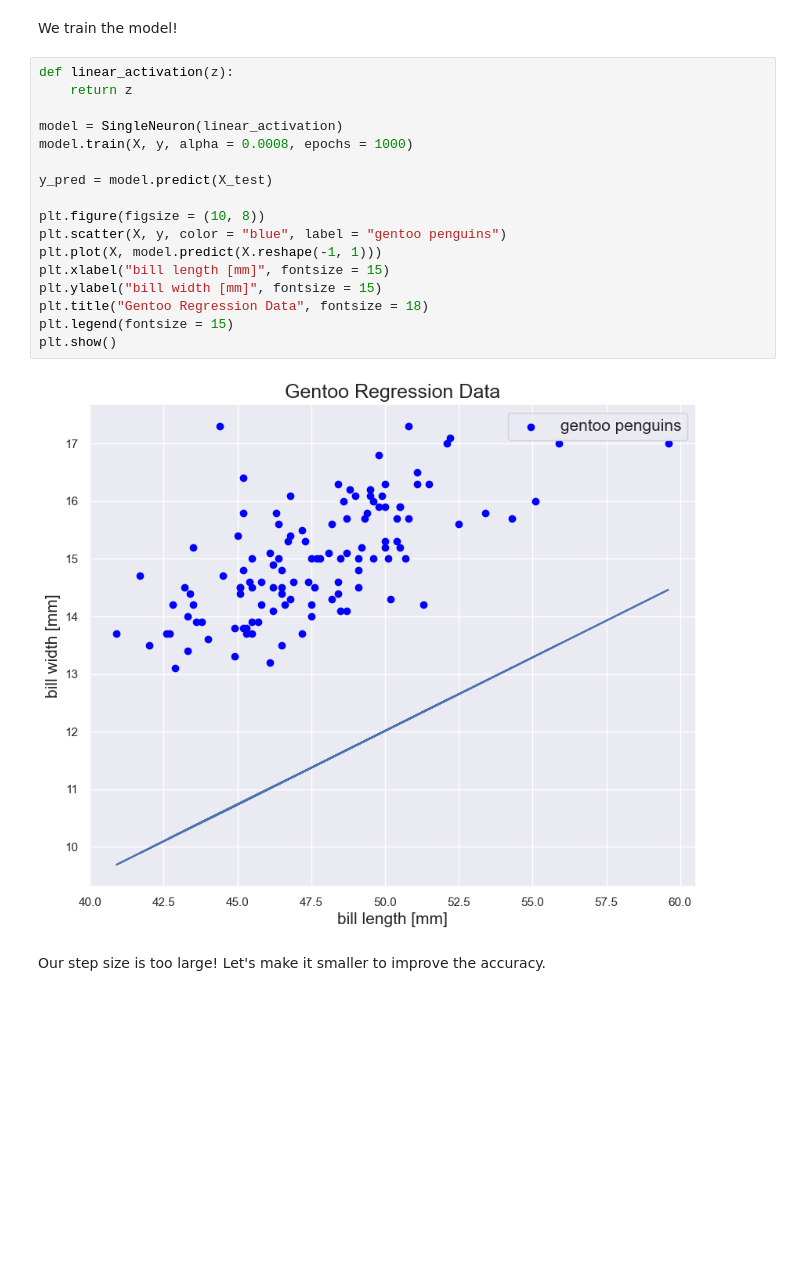
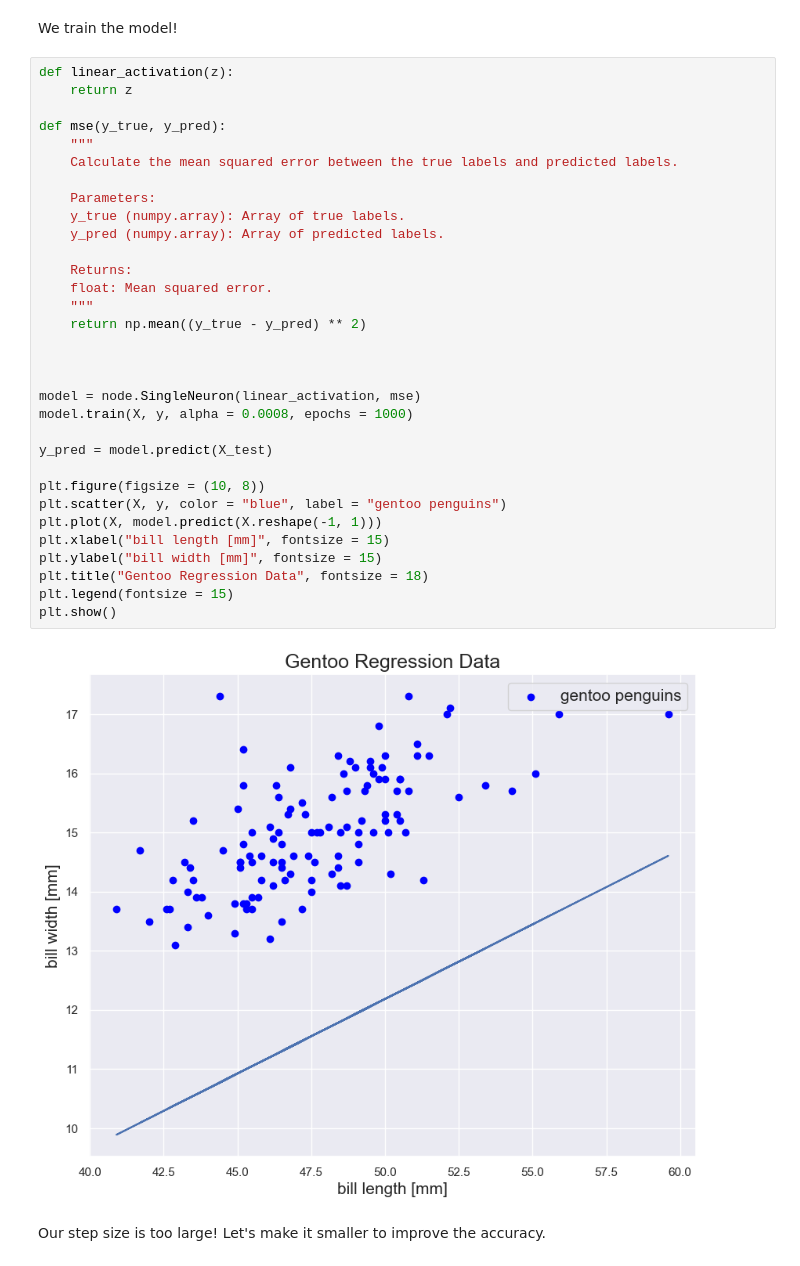
Before and after one commit to faithz314/INDE577, a Jupyter notebook: 577repo/Supervised Learning/2_Gradient Descent/Gentoo Penguins.ipynb, the cells around one changed output. Saved outputs shown, nothing was run; the diff lists cells and outputs as text; blank space fills up the shorter version.

```diff
--- a/577repo/Supervised Learning/2_Gradient Descent/Gentoo Penguins.ipynb
+++ b/577repo/Supervised Learning/2_Gradient Descent/Gentoo Penguins.ipynb
@@ -131,22 +80,37 @@ We train the model!
 # %%
 def linear_activation(z):
     return z
 
-model = SingleNeuron(linear_activation)
+def mse(y_true, y_pred):
+    """
+    Calculate the mean squared error between the true labels and predicted labels.
+
+    Parameters:
+    y_true (numpy.array): Array of true labels.
+    y_pred (numpy.array): Array of predicted labels.
+
+    Returns:
+    float: Mean squared error.
+    """
+    return np.mean((y_true - y_pred) ** 2)
+
+
+
+model = node.SingleNeuron(linear_activation, mse)
 model.train(X, y, alpha = 0.0008, epochs = 1000)
 
 y_pred = model.predict(X_test)
 
 plt.figure(figsize = (10, 8))
 plt.scatter(X, y, color = "blue", label = "gentoo penguins")
 plt.plot(X, model.predict(X.reshape(-1, 1)))
 plt.xlabel("bill length [mm]", fontsize = 15)
 plt.ylabel("bill width [mm]", fontsize = 15)
 plt.title("Gentoo Regression Data", fontsize = 18)
 plt.legend(fontsize = 15)
 plt.show()
 # %% [output]
-[figure, old version]
+[figure, new version]
 # %% [markdown]
 Our step size is too large! Let's make it smaller to improve the accuracy.
 # %%
```
Also changed, not shown: parts of 5 cells of this notebook, 4 other files.
